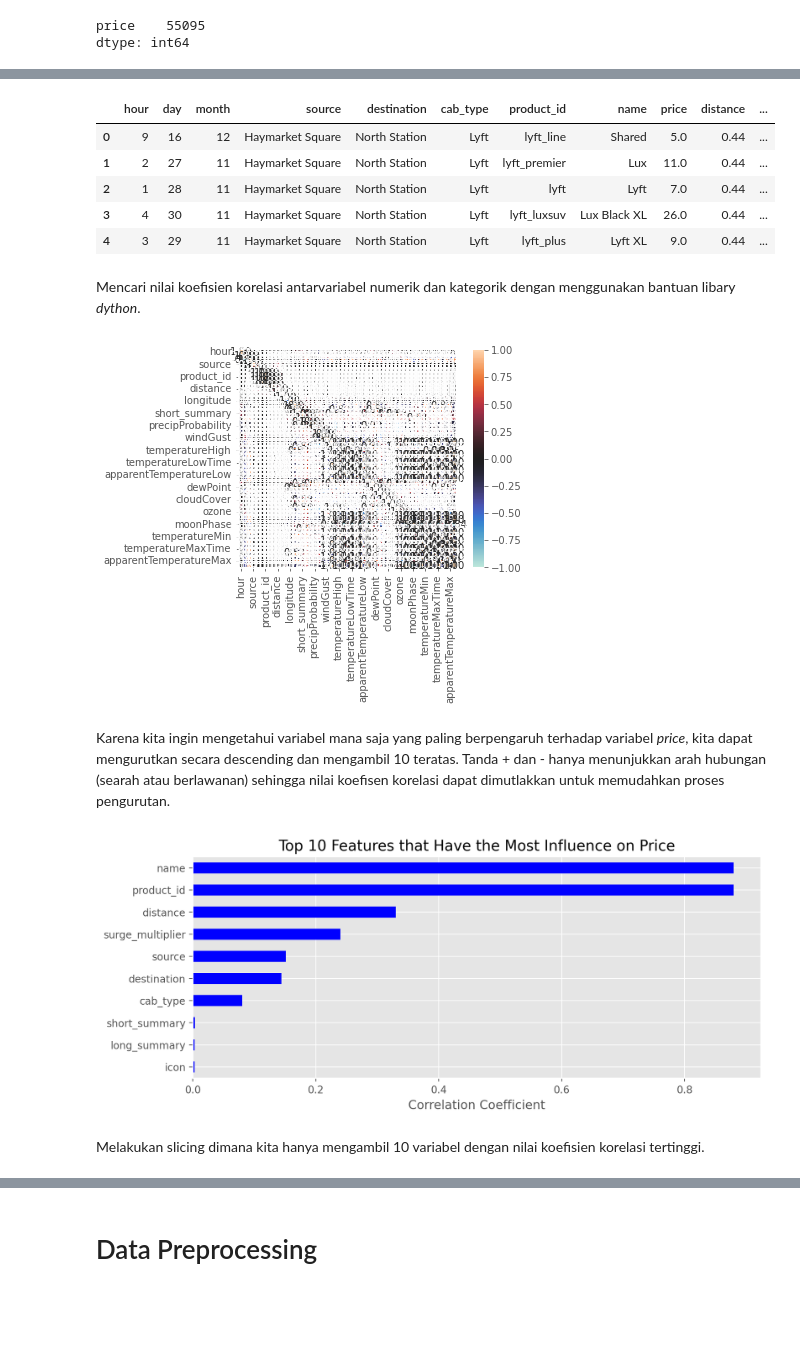
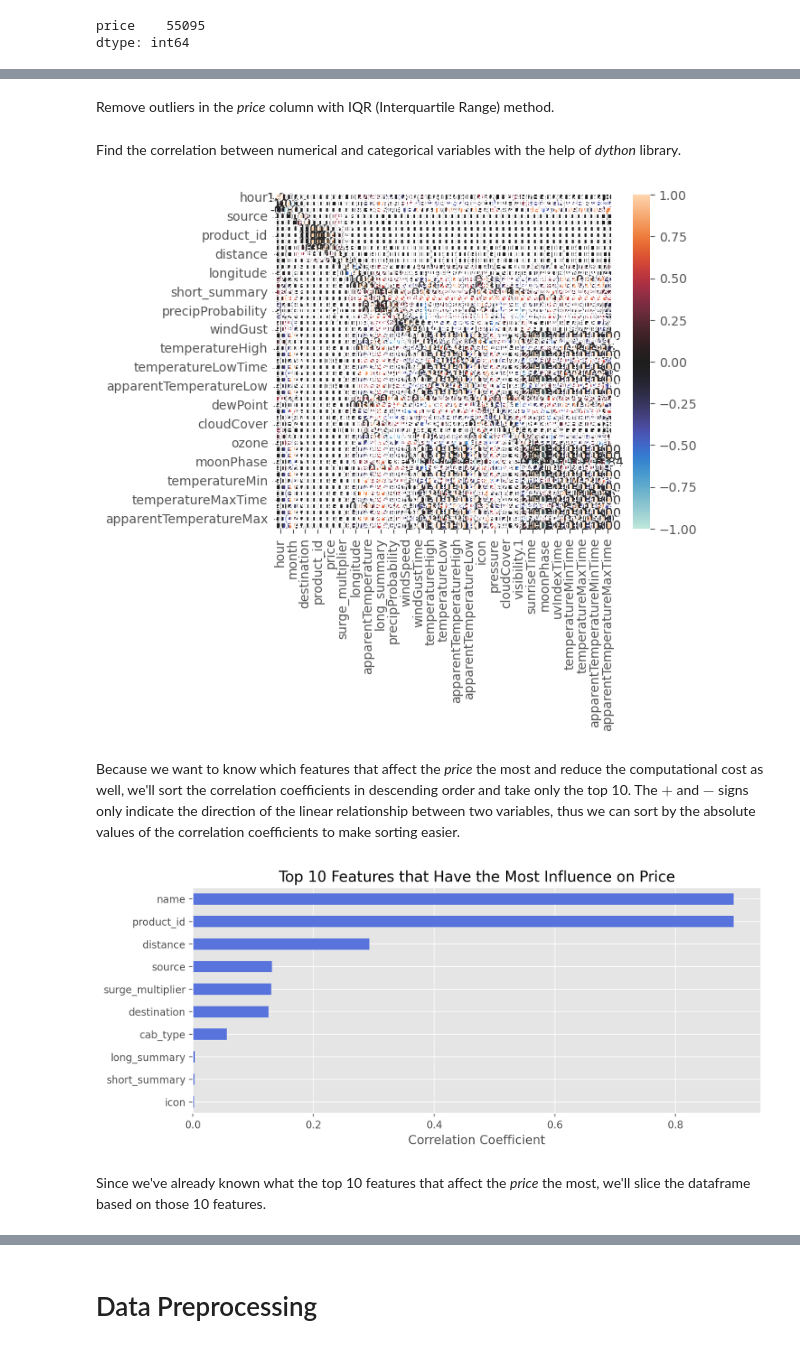
Before and after one commit to darren7753/H8_3, a Jupyter notebook: PYTN_KampusMerdeka_fp1_Athifah_Darren/PYTN_KampusMerdeka_fp1_Athifah_Darren.ipynb, the cells around one changed output, grey strips where cells are left out. Drawn from its saved outputs; the diff is of its cells as text; code cells hidden in the pictures; blank space fills up the shorter version.

```diff
--- a/PYTN_KampusMerdeka_fp1_Athifah_Darren/PYTN_KampusMerdeka_fp1_Athifah_Darren.ipynb
+++ b/PYTN_KampusMerdeka_fp1_Athifah_Darren/PYTN_KampusMerdeka_fp1_Athifah_Darren.ipynb
@@ -53,23 +51,26 @@ Membuang kolom yang tidak diperlukan, yaitu:
 # %%
 df = df.drop(["id","timestamp","datetime","timezone"],axis=1)
-df.head()
-# %% [output]
-|  | hour | day | month | source | destination | cab_type | product_id | name | price | distance | ... |
-| 0 | 9 | 16 | 12 | Haymarket Square | North Station | Lyft | lyft_line | Shared | 5.0 | 0.44 | ... |
-| 1 | 2 | 27 | 11 | Haymarket Square | North Station | Lyft | lyft_premier | Lux | 11.0 | 0.44 | ... |
-| 2 | 1 | 28 | 11 | Haymarket Square | North Station | Lyft | lyft | Lyft | 7.0 | 0.44 | ... |
-| 3 | 4 | 30 | 11 | Haymarket Square | North Station | Lyft | lyft_luxsuv | Lux Black XL | 26.0 | 0.44 | ... |
-| 4 | 3 | 29 | 11 | Haymarket Square | North Station | Lyft | lyft_plus | Lyft XL | 9.0 | 0.44 | ... |
-# %% [markdown]
-Mencari nilai koefisien korelasi antarvariabel numerik dan kategorik dengan menggunakan bantuan libary *dython*.
+# %% [markdown]
+Remove outliers in the *price* column with IQR (Interquartile Range) method.
+# %%
+price_q1 = df["price"].describe().loc["25%"]
+price_q3 = df["price"].describe().loc["75%"]
+price_iqr = price_q3 - price_q1
+
+price_lower_limit = price_q1 - (1.5 * price_iqr)
+price_upper_limit = price_q3 + (1.5 * price_iqr)
+
+df_without_outliers = df[(df["price"] >= price_lower_limit) & (df["price"] <= price_upper_limit)].copy()
+# %% [markdown]
+Find the correlation between numerical and categorical variables with the help of *dython* library.
 # %%
 from dython.nominal import associations
 
-corr = associations(df)
+corr = associations(df_without_outliers)
 # %% [output]
-[figure, old version]
+[figure, new version]
-# %% [markdown]
-Karena kita ingin mengetahui variabel mana saja yang paling berpengaruh terhadap variabel *price*, kita dapat mengurutkan secara descending dan mengambil 10 teratas. Tanda + dan - hanya menunjukkan arah hubungan (searah atau berlawanan) sehingga nilai koefisen korelasi dapat dimutlakkan untuk memudahkan proses pengurutan.
+# %% [markdown]
+Because we want to know which features that affect the *price* the most and reduce the computational cost as well, we'll sort the correlation coefficients in descending order and take only the top 10. The $+$ and $-$ signs only indicate the direction of the linear relationship between two variables, thus we can sort by the absolute values of the correlation coefficients to make sorting easier.
 # %%
 top_10_corr = abs(corr["corr"][["price"]].drop("price")).sort_values("price",ascending=False).head(10)
 
@@ -77,14 +78,14 @@ fig = plt.figure(figsize=(10,4),dpi=200)
 top_10_corr.sort_values("price").plot(
     kind="barh",
     legend=None,
-    color="blue",
+    color="#5874DC",
     ax=plt.gca()
 )
 plt.title("Top 10 Features that Have the Most Influence on Price")
 plt.xlabel("Correlation Coefficient")
 plt.show()
 # %% [output]
-[figure, old version]
+[figure, new version]
-# %% [markdown]
-Melakukan slicing dimana kita hanya mengambil 10 variabel dengan nilai koefisien korelasi tertinggi.
+# %% [markdown]
+Since we've already known what the top 10 features that affect the *price* the most, we'll slice the dataframe based on those 10 features.
 # %%
```
Also changed, not shown: parts of 71 cells of this notebook.
